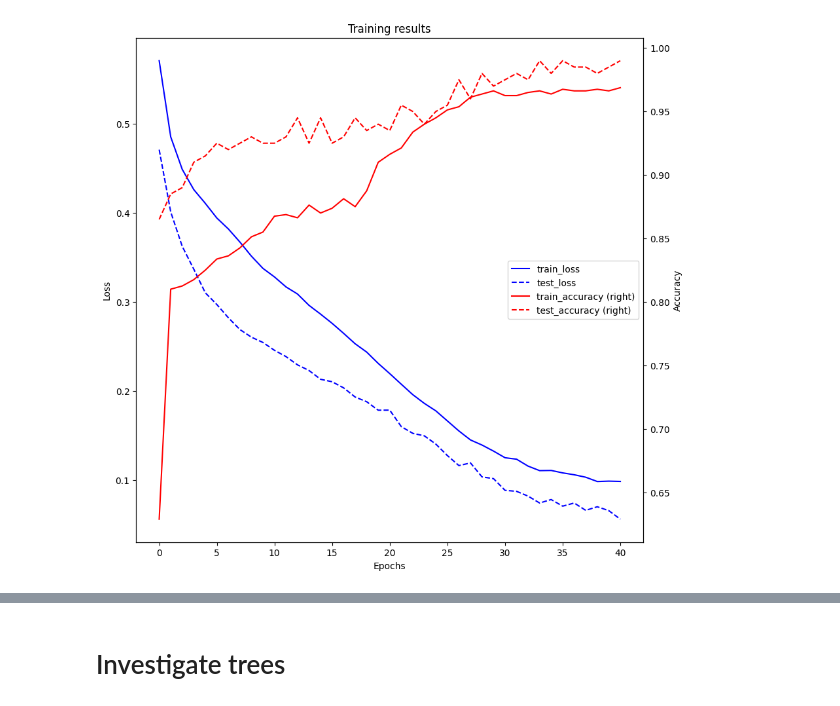
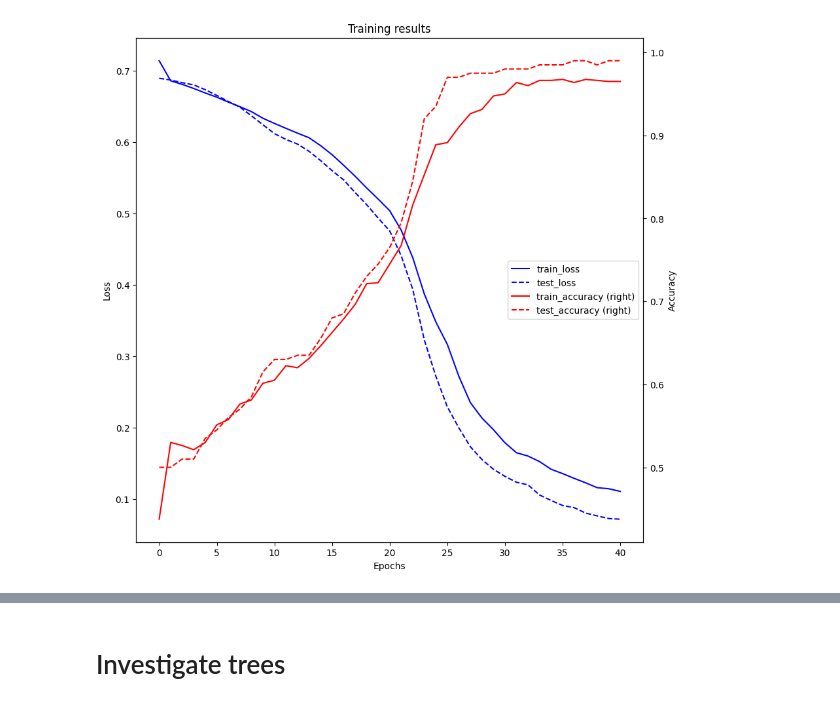
Before and after one commit to Johanmkr/WP1-Polyhedra, a Jupyter notebook: notebooks/optimize_new_tree.ipynb, the cells around one changed output, grey strips where cells are left out. Drawn from its saved outputs; the diff is of its cells as text; code cells hidden in the pictures.

```diff
--- a/notebooks/optimize_new_tree.ipynb
+++ b/notebooks/optimize_new_tree.ipynb
@@ -47,19 +47,19 @@ plt.show()
 # %%
 from visualization import plot_training
 from src_experiment import get_test_data
-hidden_sizes = [0,9,7,5,3,1]
+hidden_sizes = [0,5,5,5,1]
 
 ActNet = NeuralNet(
     input_size = 2,
     hidden_sizes = hidden_sizes[1:-1],
     num_classes=1,
     seed=3,
 )
 
 res, = train_model(ActNet, train, test, epochs=41, save_everyth_epoch=10, SAVE_STATES=True, savepath=get_test_data())
 plot_training(res)
 # %% [output]
-[figure, old version]
+[figure, new version]
 # %%
 trees = {}
 tot_start = time.time()
```
Also changed, not shown: parts of 6 cells of this notebook, 3 other files.
